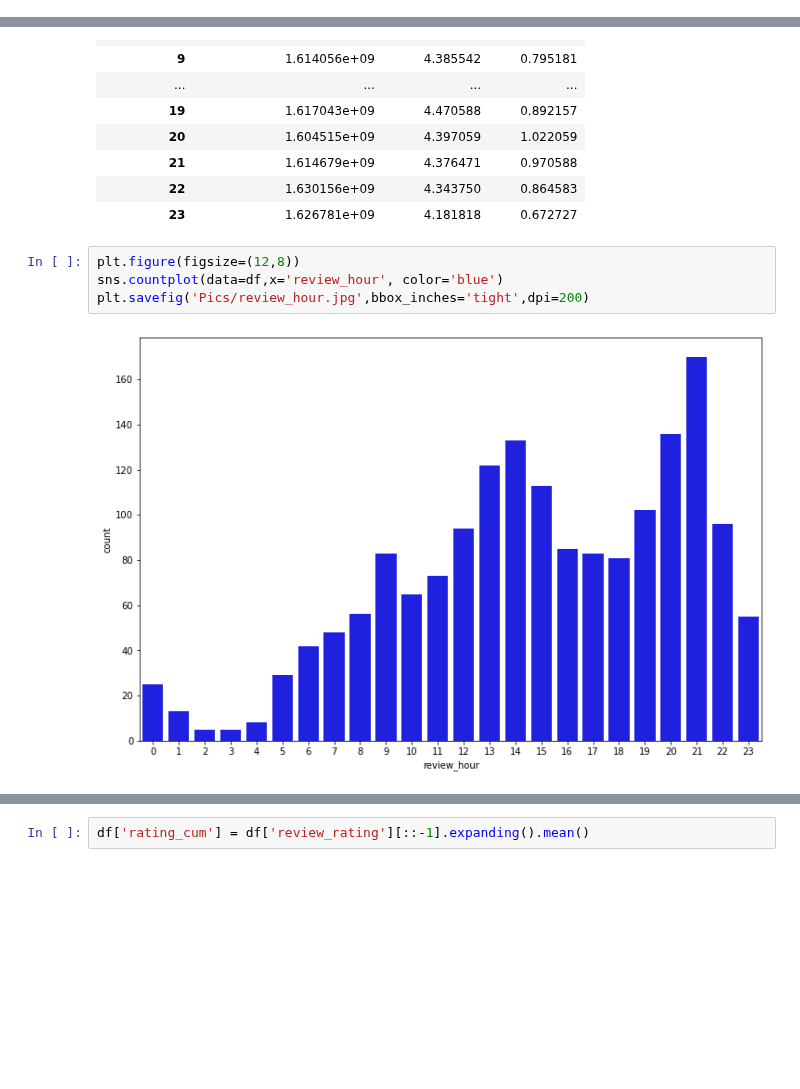
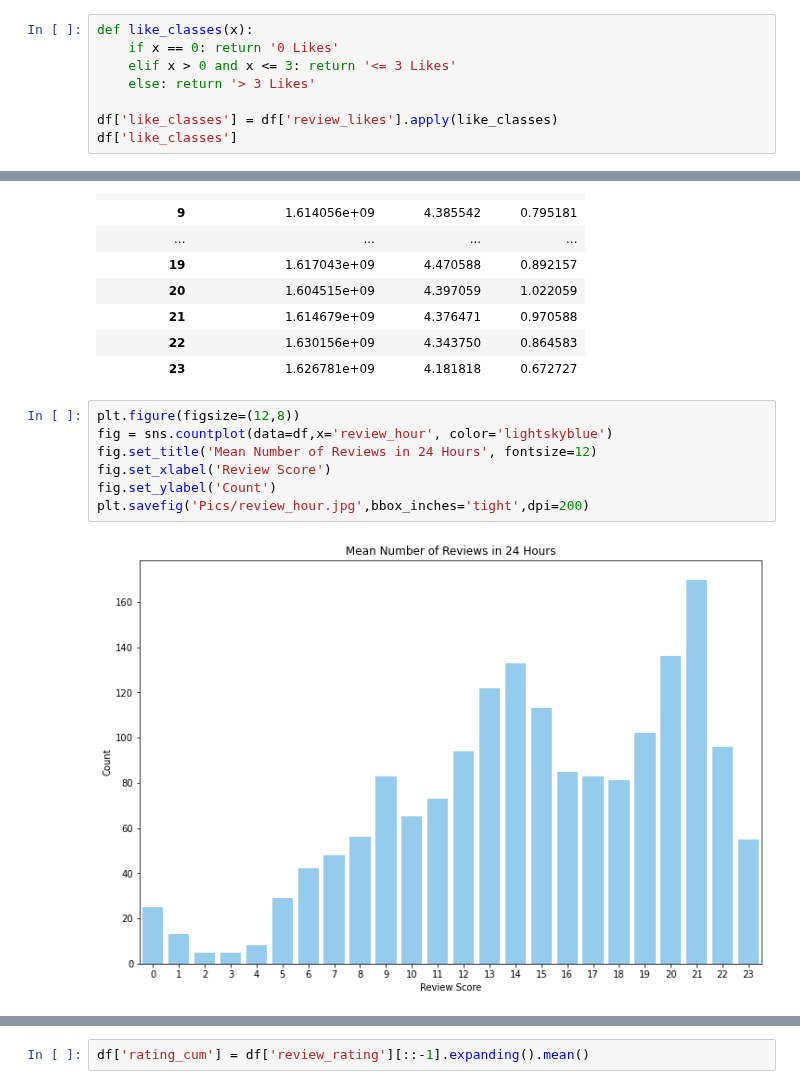
Before and after one commit to MalkAle/Google-Reviews-Restaurant-Analysis, a Jupyter notebook: Reviews_Analysis.ipynb, the cells around one changed output, grey strips where cells are left out. Drawn from its saved outputs; the diff is of its cells as text; blank space fills up the shorter version.

```diff
--- a/Reviews_Analysis.ipynb
+++ b/Reviews_Analysis.ipynb
@@ -194,0 +204,8 @@ plt.savefig('Pics/review_rating_likes.jpg',bbox_inches='tight',dpi=200)
+# %%
+def like_classes(x):
+    if x == 0: return '0 Likes'
+    elif x > 0 and x <= 3: return '<= 3 Likes'
+    else: return '> 3 Likes'
+
+df['like_classes'] = df['review_likes'].apply(like_classes)
+df['like_classes']
@@ -265,7 +312,10 @@ df_hours
 | 23 | 1.626781e+09 | 4.181818 | 0.672727 |
 # %%
 plt.figure(figsize=(12,8))
-sns.countplot(data=df,x='review_hour', color='blue')
+fig = sns.countplot(data=df,x='review_hour', color='lightskyblue')
+fig.set_title('Mean Number of Reviews in 24 Hours', fontsize=12)
+fig.set_xlabel('Review Score')
+fig.set_ylabel('Count')
 plt.savefig('Pics/review_hour.jpg',bbox_inches='tight',dpi=200)
 # %% [output]
-[figure, old version]
+[figure, new version]
```
Also changed, not shown: parts of 20 cells of this notebook, 2 other files.
